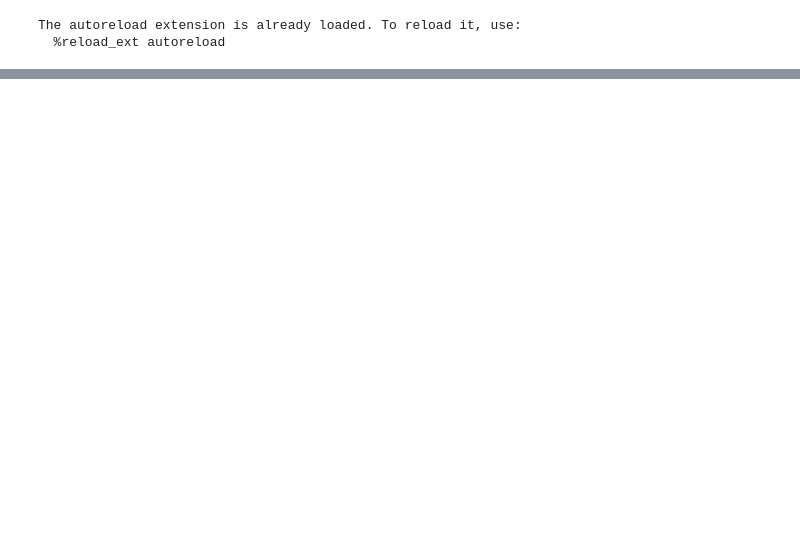
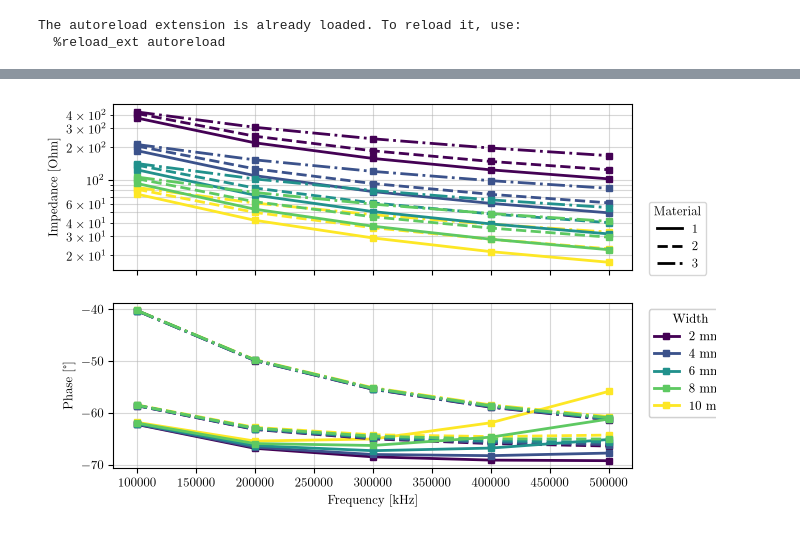
Before and after one commit to upb-lea/MPhSweepKit, a Jupyter notebook: examples/studies/ferrite_plate_capacitor/3_plots.ipynb, the cells around one changed output, grey strips where cells are left out. Saved outputs shown, nothing was run; the diff lists cells and outputs as text; code cells hidden in the pictures; blank space fills up the shorter version.

```diff
--- a/examples/studies/ferrite_plate_capacitor/3_plots.ipynb
+++ b/examples/studies/ferrite_plate_capacitor/3_plots.ipynb
@@ -187 +108,91 @@ plt.show()
+# %%
+# Combined Bode-style plot: magnitude and phase vs frequency (shared x-axis)
+fig, (ax_mag, ax_phase) = plt.subplots(
+    2, 1,
+    figsize=(17 / 2.54, 12 / 2.54),
+    sharex=True
+)
+
+# Top: |Z|
+mag_settings = PlotSettings(
+    x_scale="linear",      # change to "log" if desired
+    y_scale="log",
+    show_grid=True,
+    grid_which="both",
+    grid_alpha=0.5,
+    marker="s",
+    marker_size=4,
+    line_width=2.0,
+    color_map_name="viridis",
+    line_styles=("-", "--", "-.", ":"),
+    show_color_legend=False,
+    show_style_legend=True,
+    use_tight_layout=False,
+    show_title=False,
+)
+dp.y_over_x_with_color_and_style(
+    ax_mag,
+    y_col="Z_abs",
+    x_col="freq",
+    color_col="width",
+    style_col="matsw.comp1.sw1",
+    settings=mag_settings,
+    text_overrides=PlotTextOverrides(
+        x_label="",  # no x-label on top subplot
+        x_unit="",
+        y_label="Impedance",
+        y_unit="Ohm",
+        color_label="Width",
+        color_unit="mm",
+        style_label="Material",
+        style_unit=" ",
+    ),
+)
+
+# Bottom: phase
+phase_settings = PlotSettings(
+    x_scale="linear",
+    y_scale="linear",
+    show_grid=True,
+    grid_which="both",
+    grid_alpha=0.5,
+    marker="s",
+    marker_size=4,
+    line_width=2.0,
+    color_map_name="viridis",
+    line_styles=("-", "--", "-.", ":"),
+    show_color_legend=True,
+    show_style_legend=False,
+    use_tight_layout=False,
+    show_title=False,
+)
+dp.y_over_x_with_color_and_style(
+    ax_phase,
+    y_col="Z_phase",
+    x_col="freq",
+    color_col="width",
+    style_col="matsw.comp1.sw1",
+    settings=phase_settings,
+    text_overrides=PlotTextOverrides(
+        x_label="Frequency",
+        x_unit="kHz",
+        y_label="Phase",
+        y_unit="°",
+        color_label="Width",
+        color_unit="mm",
+        style_label="Material",
+        style_unit=" ",
+    ),
+)
+
+# Ensure visual shared-x behavior
+ax_mag.tick_params(axis="x", which="both", labelbottom=False)
+ax_mag.set_xlabel("")
+
+# fig.tight_layout()
+
+plt.savefig("cuboid_eps_complex.pdf", bbox_inches="tight")
+plt.show()
+# %% [output]
+[figure, added]
 # %% [markdown]
```
Also changed, not shown: parts of 10 cells of this notebook, 16 other files.
